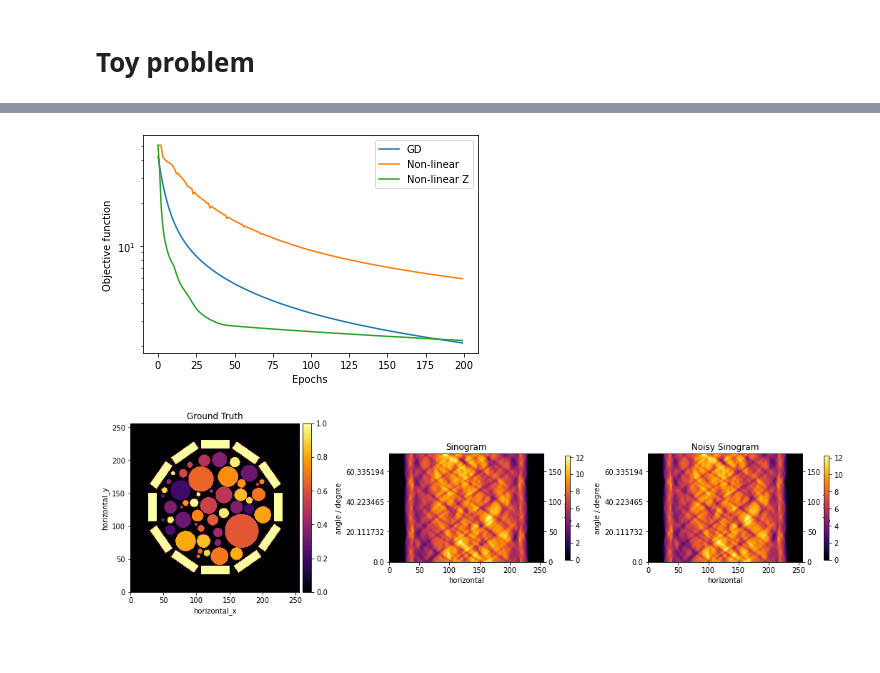
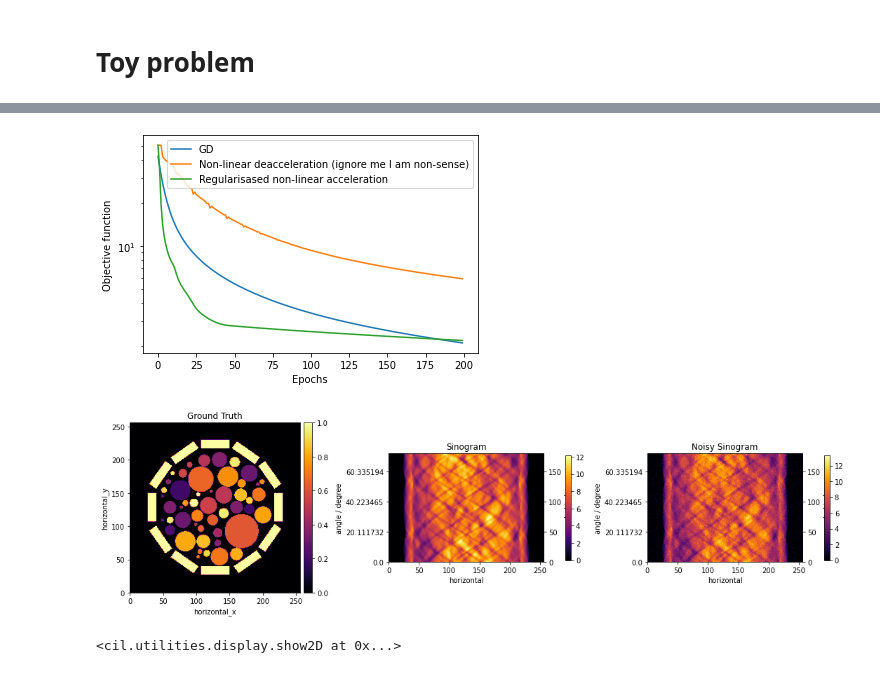
Before and after one commit to TomographicImaging/CIL, a Jupyter notebook: Imraj_WIP/Non_linear_acceleration.ipynb, the cells around one changed output, grey strips where cells are left out. Drawn from its saved outputs; the diff is of its cells as text; code cells hidden in the pictures.

```diff
--- a/Imraj_WIP/Non_linear_acceleration.ipynb
+++ b/Imraj_WIP/Non_linear_acceleration.ipynb
@@ -76,7 +76,7 @@ for i in range(max_iter):
     Res = Fmem-mem
     e = np.ones((Res.shape[1], 1))
     Res_norm = np.linalg.norm(Res,2)
-    c_la = np.linalg.lstsq(Res.T@Res + lam * Res_norm * np.eye(Res.shape[1]), e)[0]
+    c_la = np.linalg.lstsq(Res.T@Res + lam * Res_norm * np.eye(Res.shape[1]), e,rcond=None)[0]
     c_la /= np.sum(c_la)
     x0 = beta * mem @ c_la + (1-beta) * Fmem @ c_la
     if i == 0:
@@ -94,8 +94,8 @@ for i in range(max_iter):
 
 plt.figure()
 plt.semilogy(norm, label="GD")
-plt.semilogy(accel, label="Non-linear")
-plt.semilogy(accel_z, label="Non-linear Z")
+plt.semilogy(accel, label="Non-linear deacceleration (ignore me I am non-sense)")
+plt.semilogy(accel_z, label="Regularisased non-linear acceleration")
 plt.legend()
 plt.xlabel('Epochs')
 plt.ylabel('Objective function')
@@ -105,4 +104,4 @@ To use the future default and silence this warning we advise to pass `rcond=None
-[figure, old version]
+[figure, new version]
 # %%
 from cil.framework import  AcquisitionGeometry
 from cil.optimisation.algorithms import Algorithm
@@ -147,7 +145,7 @@ A = ProjectionOperator(ig, ag, device='gpu')
 sino = A.direct(phantom)
 
 # Simulate Gaussian noise for the sinogram
-noise_scale = 0.05
+noise_scale = 1
 
 gaussian_var = 0.5 * noise_scale
 gaussian_mean = 0
@@ -161,4 +159,5 @@ noisy_sino.array[noisy_sino.array < 0] = 0
 # Show numerical and noisy sinograms
 show2D([phantom, sino, noisy_sino], title=['Ground Truth', 'Sinogram', 'Noisy Sinogram'], num_cols=3, cmap='inferno')
 # %% [output]
-[figure, old version]
+[figure, new version]
+<cil.utilities.display.show2D at 0x...>
```
Also changed, not shown: parts of 6 cells of this notebook, 1 other file.
